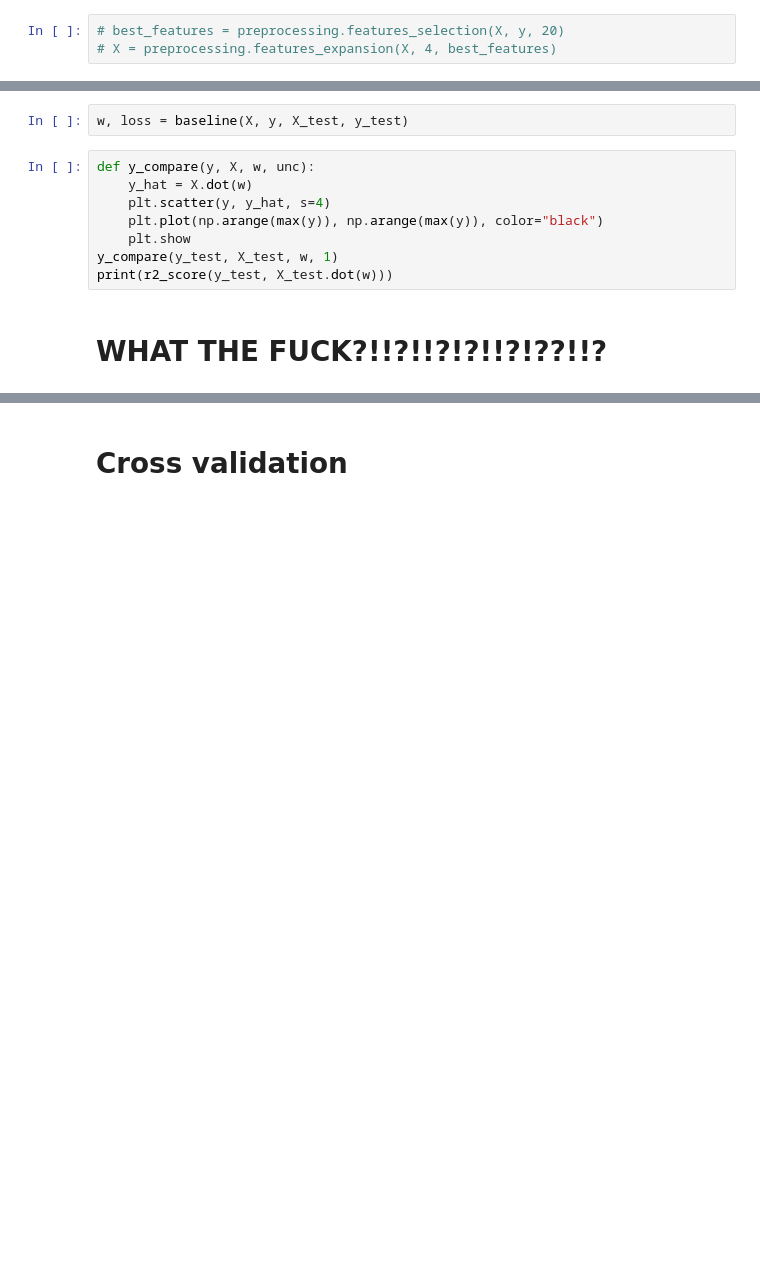
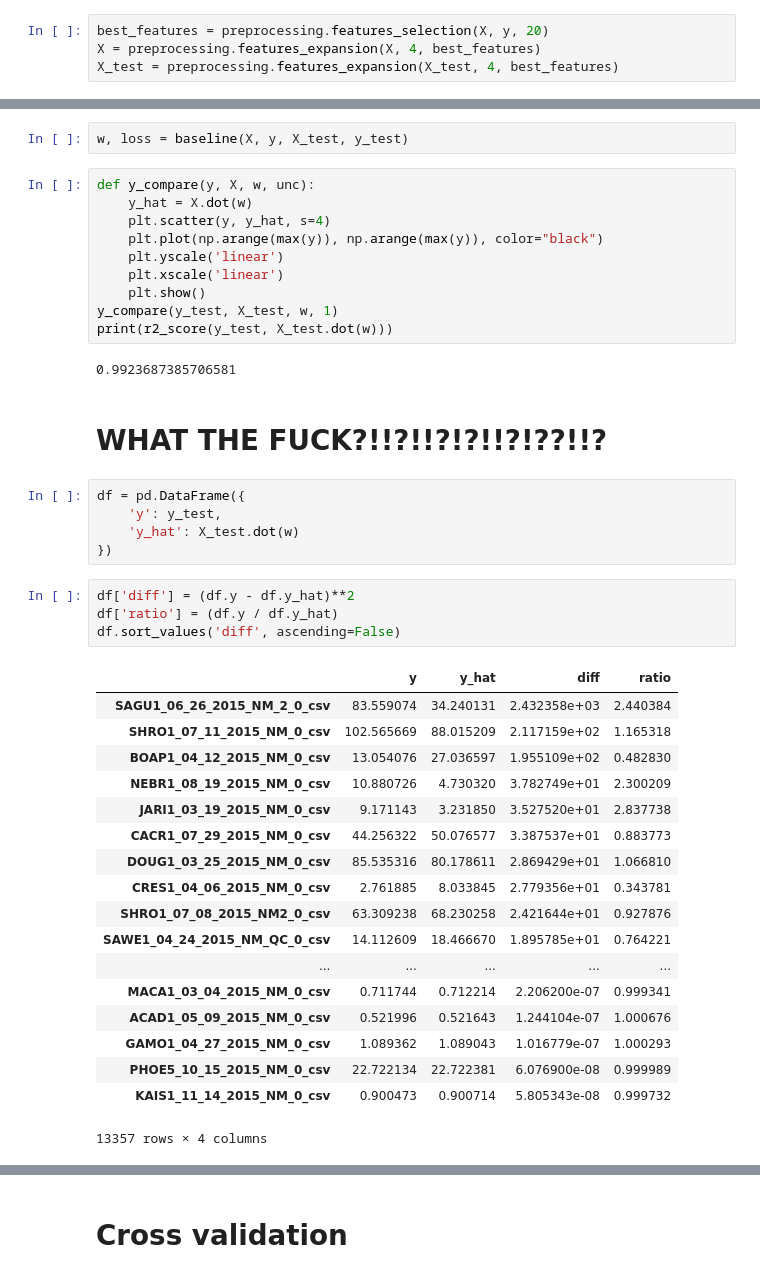
Before and after one commit to Battleman/AimeElle, a Jupyter notebook: project2/Modeling.ipynb, the cells around one changed output, grey strips where cells are left out. Cells and saved outputs as stored; diff of their text form; blank space fills up the shorter version.

```diff
--- a/project2/Modeling.ipynb
+++ b/project2/Modeling.ipynb
@@ -20,8 +20,9 @@ X, y, X_test, y_test = preprocessing.splitting(merged, df_train_test_split_raw,
 %xdel merged
 %xdel df_train_test_split_raw
 # %%
-# best_features = preprocessing.features_selection(X, y, 20)
-# X = preprocessing.features_expansion(X, 4, best_features)
+best_features = preprocessing.features_selection(X, y, 20)
+X = preprocessing.features_expansion(X, 4, best_features)
+X_test = preprocessing.features_expansion(X_test, 4, best_features)
 # %%
 def baseline(tx_train, y_train, tx_test, y_test):
     w_opt = least_squares(y_train, tx_train)
@@ -41,8 +61,40 @@ def y_compare(y, X, w, unc):
     y_hat = X.dot(w)
     plt.scatter(y, y_hat, s=4)
     plt.plot(np.arange(max(y)), np.arange(max(y)), color="black")
-    plt.show
+    plt.yscale('linear')
+    plt.xscale('linear')
+    plt.show()
 y_compare(y_test, X_test, w, 1)
 print(r2_score(y_test, X_test.dot(w)))
+# %% [output]
+0.9923687385706581
 # %% [markdown]
 # WHAT THE FUCK?!!?!!?!?!!?!??!!?
+# %%
+df = pd.DataFrame({
+    'y': y_test,
+    'y_hat': X_test.dot(w)
+})
+# %%
+df['diff'] = (df.y - df.y_hat)**2
+df['ratio'] = (df.y / df.y_hat)
+df.sort_values('diff', ascending=False)
+# %% [output]
+|  | y | y_hat | diff | ratio |
+| SAGU1_06_26_2015_NM_2_0_csv | 83.559074 | 34.240131 | 2.432358e+03 | 2.440384 |
+| SHRO1_07_11_2015_NM_0_csv | 102.565669 | 88.015209 | 2.117159e+02 | 1.165318 |
+| BOAP1_04_12_2015_NM_0_csv | 13.054076 | 27.036597 | 1.955109e+02 | 0.482830 |
+| NEBR1_08_19_2015_NM_0_csv | 10.880726 | 4.730320 | 3.782749e+01 | 2.300209 |
+| JARI1_03_19_2015_NM_0_csv | 9.171143 | 3.231850 | 3.527520e+01 | 2.837738 |
+| CACR1_07_29_2015_NM_0_csv | 44.256322 | 50.076577 | 3.387537e+01 | 0.883773 |
+| DOUG1_03_25_2015_NM_0_csv | 85.535316 | 80.178611 | 2.869429e+01 | 1.066810 |
+| CRES1_04_06_2015_NM_0_csv | 2.761885 | 8.033845 | 2.779356e+01 | 0.343781 |
+| SHRO1_07_08_2015_NM2_0_csv | 63.309238 | 68.230258 | 2.421644e+01 | 0.927876 |
+| SAWE1_04_24_2015_NM_QC_0_csv | 14.112609 | 18.466670 | 1.895785e+01 | 0.764221 |
+| ... | ... | ... | ... | ... |
+| MACA1_03_04_2015_NM_0_csv | 0.711744 | 0.712214 | 2.206200e-07 | 0.999341 |
+| ACAD1_05_09_2015_NM_0_csv | 0.521996 | 0.521643 | 1.244104e-07 | 1.000676 |
+| GAMO1_04_27_2015_NM_0_csv | 1.089362 | 1.089043 | 1.016779e-07 | 1.000293 |
+| PHOE5_10_15_2015_NM_0_csv | 22.722134 | 22.722381 | 6.076900e-08 | 0.999989 |
+| KAIS1_11_14_2015_NM_0_csv | 0.900473 | 0.900714 | 5.805343e-08 | 0.999732 |
+13357 rows × 4 columns
```
Also changed, not shown: parts of 3 cells of this notebook, 8 other files.
